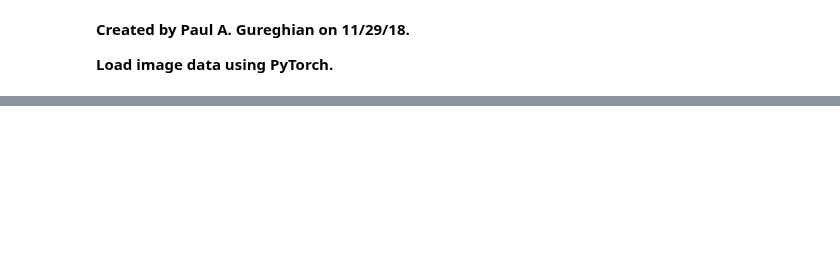
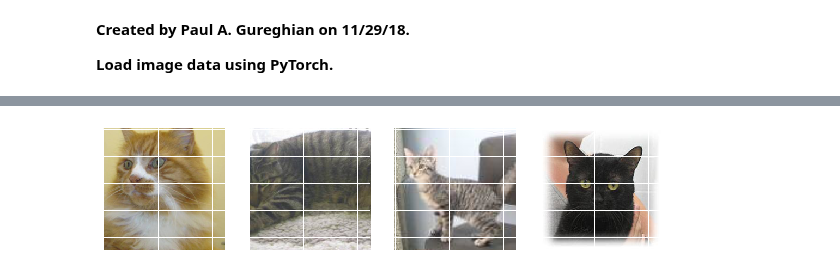
Before and after one commit to paulgureghian/PyTorch_Projects, a Jupyter notebook: Load_image_data_with_PyTorch.ipynb, the cells around one changed output, grey strips where cells are left out. Cells and saved outputs as stored; diff of their text form; code cells hidden in the pictures; blank space fills up the shorter version.

```diff
--- a/Load_image_data_with_PyTorch.ipynb
+++ b/Load_image_data_with_PyTorch.ipynb
@@ -39,0 +34,26 @@ from torchvision import datasets, transforms
+# %%
+### Load images
+data_dir = "/content/drive/My Drive/Cat_Dog_data/Cat_Dog_data"
+
+### Define transforms for the training and testing data
+train_transforms = transforms.Compose([transforms.RandomRotation(30), transforms.RandomResizedCrop(224), transforms.RandomHorizontalFlip(), transforms.ToTensor()])
+test_transforms = transforms.Compose([transforms.Resize(255), transforms.CenterCrop(224), transforms.ToTensor()])
+
+### Build the dataloaders
+train_data = datasets.ImageFolder(data_dir + '/train', transform=train_transforms)
+test_data = datasets.ImageFolder(data_dir + '/test', transform=test_transforms)
+
+trainloader = torch.utils.data.DataLoader(train_data, batch_size=32)
+testloader = torch.utils.data.DataLoader(test_data, batch_size=32)
+# %%
+### Test the trainloader
+dataiter = iter(testloader)
+
+images, labels = next(dataiter)
+
+fig, axes = plt.subplots(figsize=(10,4), ncols=4)
+for ii in range(4):
+    ax = axes[ii]
+    helper.imshow(images[ii], ax=ax, normalize=False)
+# %% [output]
+[figure, added]
```
Also changed, not shown: parts of 5 cells of this notebook.
